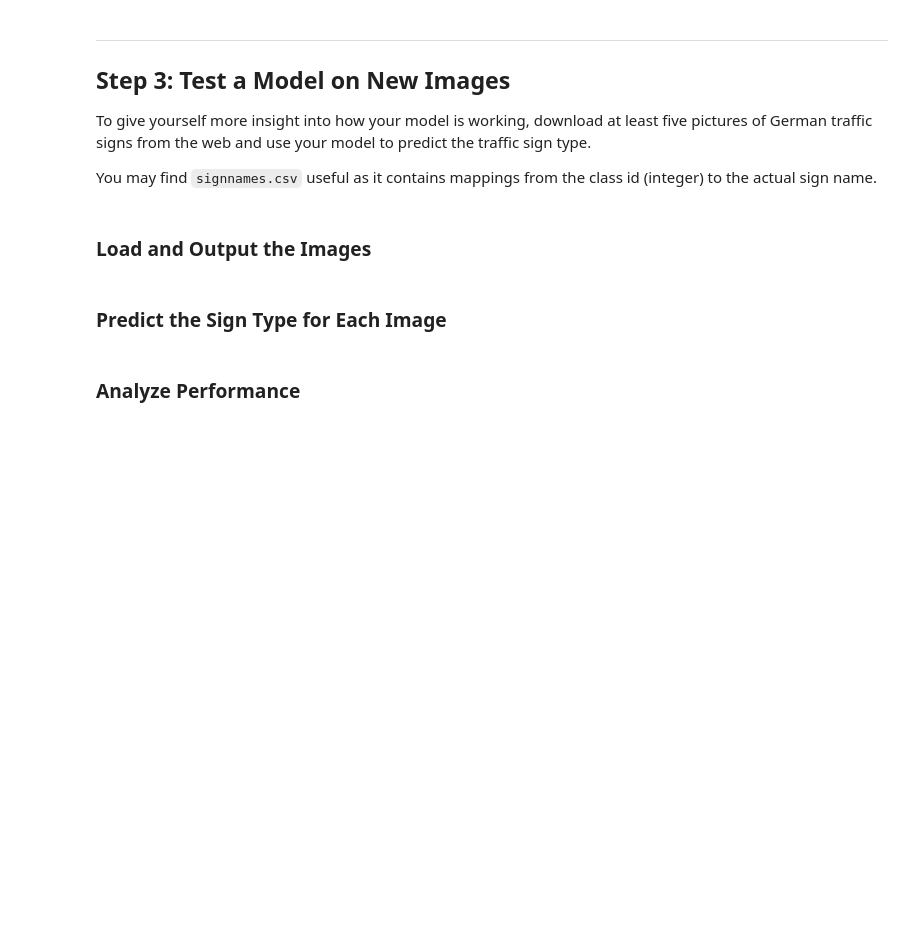
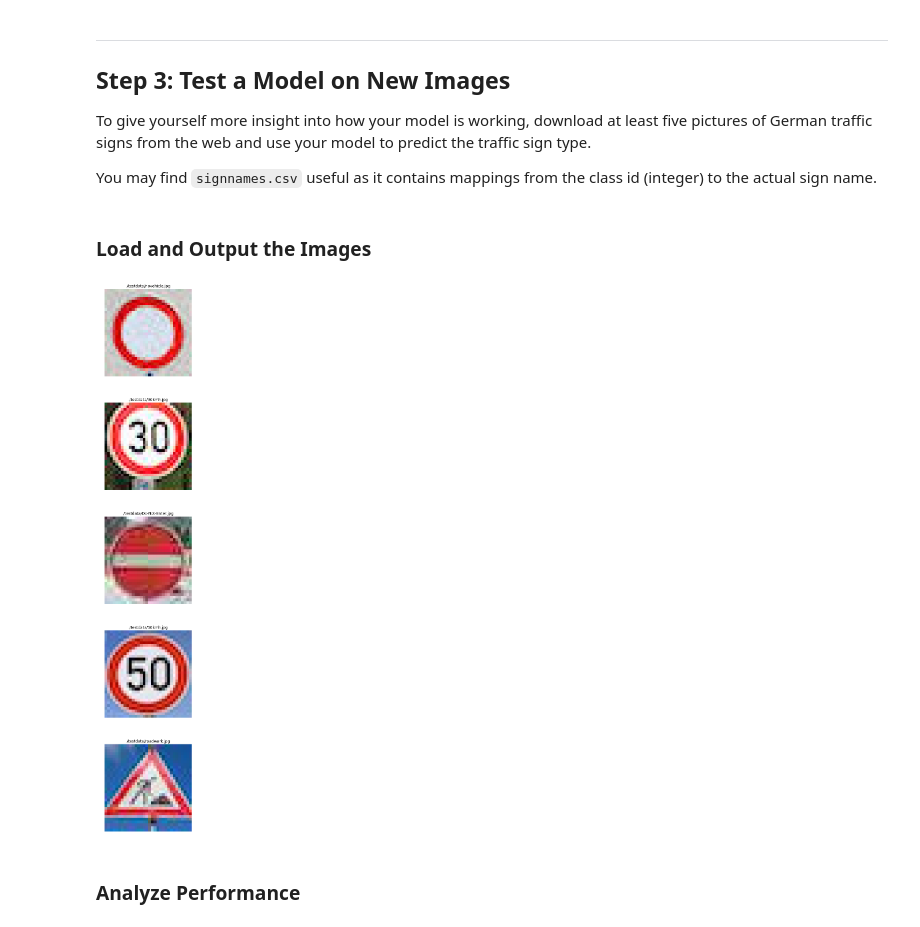
Before and after one commit to EraYJS/CarND-Traffic-Sign-Classifier-Project, a Jupyter notebook: Traffic_Sign_Classifier.ipynb, the cells around one changed output. Drawn from its saved outputs; the diff is of its cells as text; code cells hidden in the pictures; blank space fills up the shorter version.

Commit message:
1. Packaged pre-processing 2. Add model saving and reloading 3. Finished testing on new image

```diff
--- a/Traffic_Sign_Classifier.ipynb
+++ b/Traffic_Sign_Classifier.ipynb
@@ -377,2 +380,0 @@ You may find `signnames.csv` useful as it contains mappings from the class id (i
-# %% [markdown]
-### Predict the Sign Type for Each Image
@@ -383,3 +381,24 @@ You may find `signnames.csv` useful as it contains mappings from the class id (i
+# %%
+### Load the images and plot them here.
+import glob
+
+testdata = glob.glob("./testdata/*.jpg")
+model = load_model('model.h5')
+
+fig, axs = plt.subplots(5, 1, figsize=(5, 5))
+fig.subplots_adjust(top = 5)
+axs = axs.ravel()
+for i in range(0, 5):
+    image = cv2.imread(testdata[i])
+    image = image[...,::-1]
+    norm = preporc(image)
+    yy = predict(norm, batch_size=None, verbose=0, steps=None, callbacks=None)
+    axs[i].axis('off')
+    axs[i].imshow(image)
+    axs[i].set_title("Source: " + testdata[i] + "Prediction: " + sign_names[yy])
+plt.show()
+# %% [output]
+[figure, added]
 # %% [markdown]
 ### Analyze Performance
 # %%
```
Also changed, not shown: parts of 5 cells of this notebook, 6 other files.
